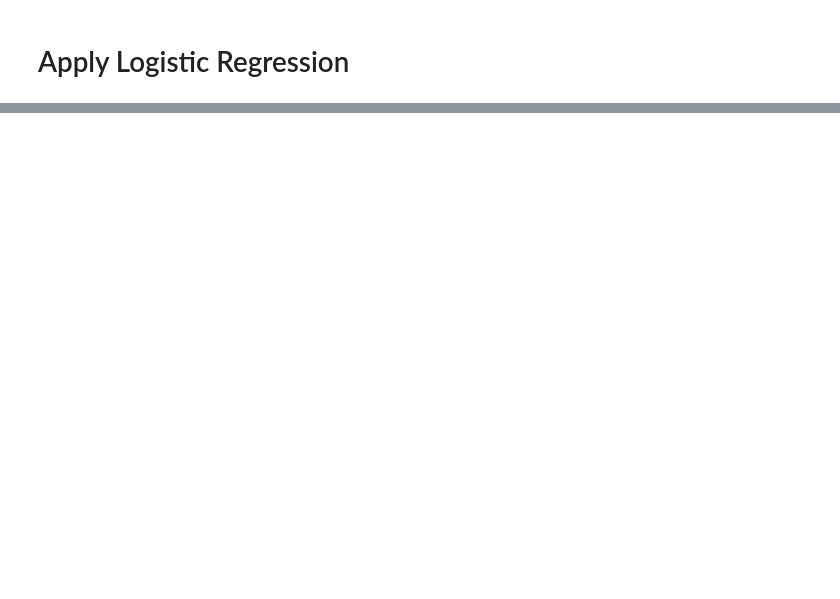
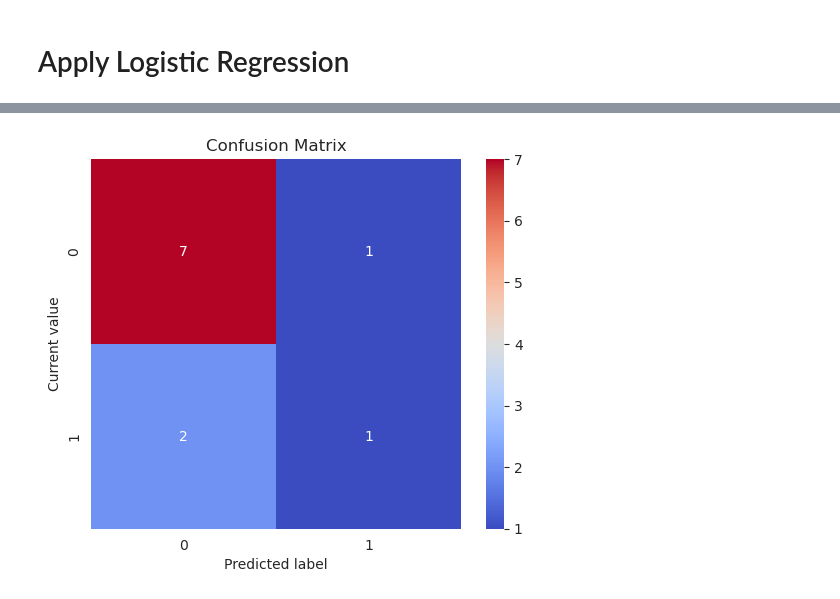
Before and after one commit to alejo-cuello/research-on-argentina, a Jupyter notebook: notebooks/0.5.b-alejo-model_logistic_regression.ipynb, the cells around one changed output, grey strips where cells are left out. Cells and saved outputs as stored; diff of their text form; code cells hidden in the pictures; blank space fills up the shorter version.

```diff
--- a/notebooks/0.5.b-alejo-model_logistic_regression.ipynb
+++ b/notebooks/0.5.b-alejo-model_logistic_regression.ipynb
@@ -165,0 +222,9 @@ sns.heatmap(cf, annot=True, square=True, cmap="coolwarm")
+# %%
+cm = confusion_matrix(y_test, prediction_test, labels=model.classes_)
+sns.heatmap(cm, annot=True, square=True, cmap="coolwarm")
+plt.title("Confusion Matrix")
+plt.ylabel('Current value')
+plt.xlabel('Predicted label')
+plt.show()
+# %% [output]
+[figure, added]
```
Also changed, not shown: parts of 27 cells of this notebook.
